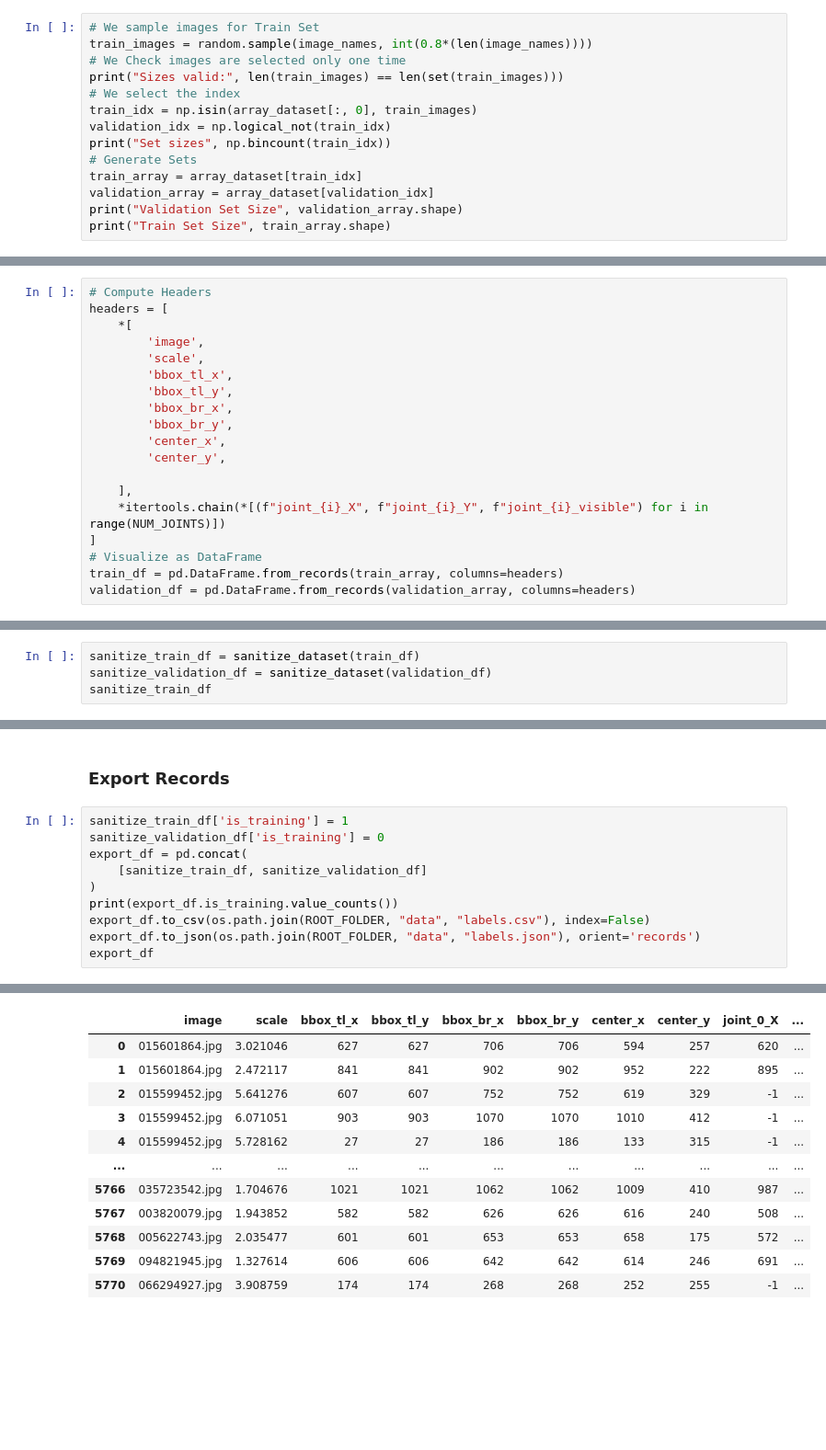
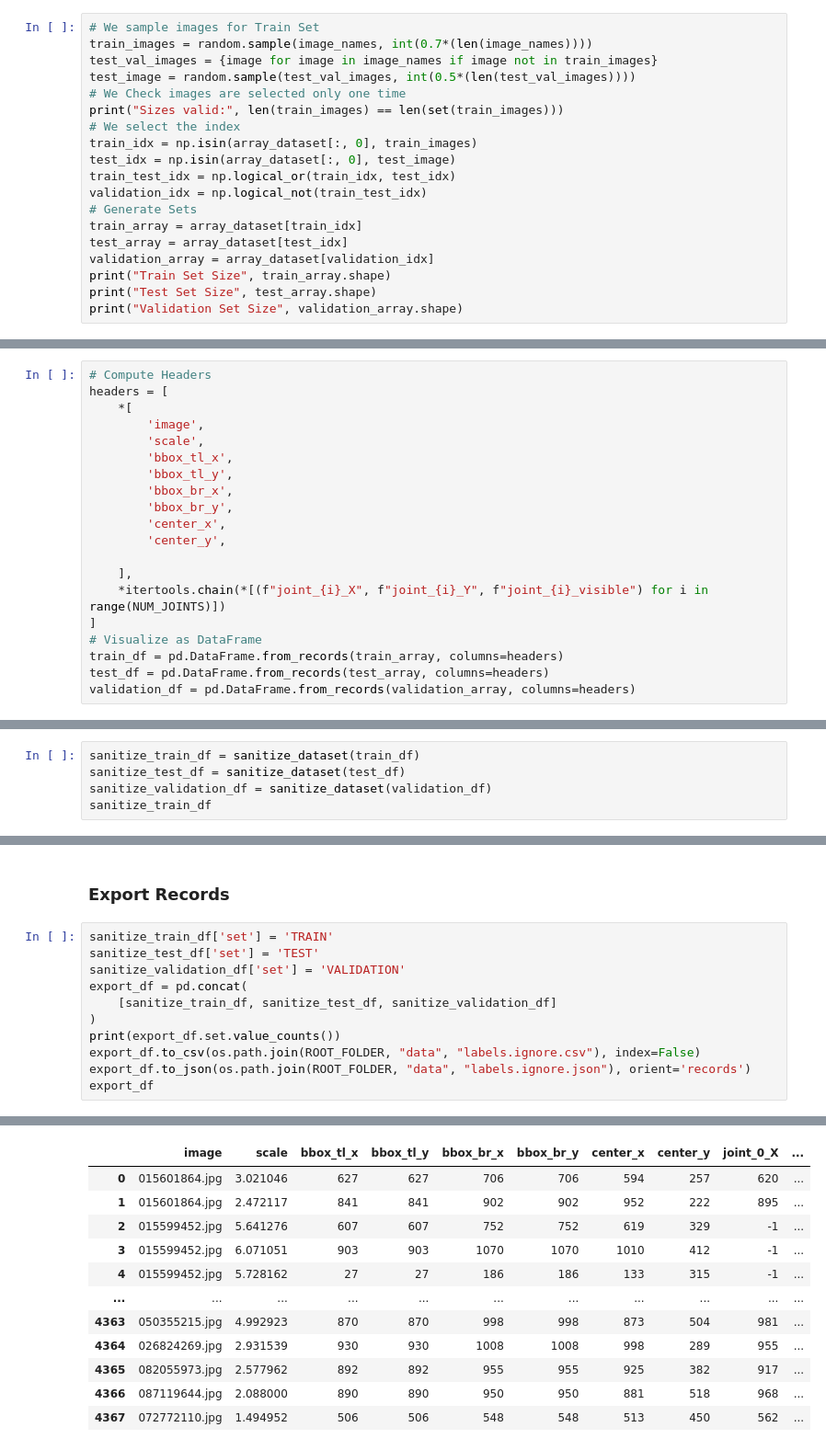
Before and after one commit to wbenbihi/hourglasstensorflow, a Jupyter notebook: notebooks/02 - Prepare Data.ipynb, the cells around one changed output, grey strips where cells are left out. Shown at 92% size. Cells and saved outputs as stored; diff of their text form; blank space fills up the shorter version.

```diff
--- a/notebooks/02 - Prepare Data.ipynb
+++ b/notebooks/02 - Prepare Data.ipynb
@@ -349,16 +349,21 @@ Estimated image on validation set: 3481
 image_names = set(array_dataset[:, 0])
 # %%
 # We sample images for Train Set
-train_images = random.sample(image_names, int(0.8*(len(image_names))))
+train_images = random.sample(image_names, int(0.7*(len(image_names))))
+test_val_images = {image for image in image_names if image not in train_images}
+test_image = random.sample(test_val_images, int(0.5*(len(test_val_images))))
 # We Check images are selected only one time
 print("Sizes valid:", len(train_images) == len(set(train_images)))
 # We select the index
 train_idx = np.isin(array_dataset[:, 0], train_images)
-validation_idx = np.logical_not(train_idx)
-print("Set sizes", np.bincount(train_idx))
+test_idx = np.isin(array_dataset[:, 0], test_image)
+train_test_idx = np.logical_or(train_idx, test_idx)
+validation_idx = np.logical_not(train_test_idx)
 # Generate Sets
 train_array = array_dataset[train_idx]
+test_array = array_dataset[test_idx]
 validation_array = array_dataset[validation_idx]
+print("Train Set Size", train_array.shape)
+print("Test Set Size", test_array.shape)
 print("Validation Set Size", validation_array.shape)
-print("Train Set Size", train_array.shape)
 # %% [output]
@@ -386,6 +393,7 @@ headers = [
 ]
 # Visualize as DataFrame
 train_df = pd.DataFrame.from_records(train_array, columns=headers)
+test_df = pd.DataFrame.from_records(test_array, columns=headers)
 validation_df = pd.DataFrame.from_records(validation_array, columns=headers)
 # %%
 def sanitize_dataset(df: pd.DataFrame):
@@ -404,6 +412,7 @@ def sanitize_dataset(df: pd.DataFrame):
     return df
 # %%
 sanitize_train_df = sanitize_dataset(train_df)
+sanitize_test_df = sanitize_dataset(test_df)
 sanitize_validation_df = sanitize_dataset(validation_df)
 sanitize_train_df
 # %% [output]
@@ -445,13 +454,14 @@ memory usage: 9.9+ MB
 # %% [markdown]
 ### Export Records
 # %%
-sanitize_train_df['is_training'] = 1
-sanitize_validation_df['is_training'] = 0
+sanitize_train_df['set'] = 'TRAIN'
+sanitize_test_df['set'] = 'TEST'
+sanitize_validation_df['set'] = 'VALIDATION'
 export_df = pd.concat(
-    [sanitize_train_df, sanitize_validation_df]
+    [sanitize_train_df, sanitize_test_df, sanitize_validation_df]
 )
-print(export_df.is_training.value_counts())
-export_df.to_csv(os.path.join(ROOT_FOLDER, "data", "labels.csv"), index=False)
-export_df.to_json(os.path.join(ROOT_FOLDER, "data", "labels.json"), orient='records')
+print(export_df.set.value_counts())
+export_df.to_csv(os.path.join(ROOT_FOLDER, "data", "labels.ignore.csv"), index=False)
+export_df.to_json(os.path.join(ROOT_FOLDER, "data", "labels.ignore.json"), orient='records')
 export_df
 # %% [output]
@@ -461,13 +472,13 @@ Name: is_training, dtype: int64
 |  | image | scale | bbox_tl_x | bbox_tl_y | bbox_br_x | bbox_br_y | center_x | center_y | joint_0_X | ... |
 | 0 | 015601864.jpg | 3.021046 | 627 | 627 | 706 | 706 | 594 | 257 | 620 | ... |
 | 1 | 015601864.jpg | 2.472117 | 841 | 841 | 902 | 902 | 952 | 222 | 895 | ... |
 | 2 | 015599452.jpg | 5.641276 | 607 | 607 | 752 | 752 | 619 | 329 | -1 | ... |
 | 3 | 015599452.jpg | 6.071051 | 903 | 903 | 1070 | 1070 | 1010 | 412 | -1 | ... |
 | 4 | 015599452.jpg | 5.728162 | 27 | 27 | 186 | 186 | 133 | 315 | -1 | ... |
 | ... | ... | ... | ... | ... | ... | ... | ... | ... | ... | ... |
-| 5766 | 035723542.jpg | 1.704676 | 1021 | 1021 | 1062 | 1062 | 1009 | 410 | 987 | ... |
-| 5767 | 003820079.jpg | 1.943852 | 582 | 582 | 626 | 626 | 616 | 240 | 508 | ... |
-| 5768 | 005622743.jpg | 2.035477 | 601 | 601 | 653 | 653 | 658 | 175 | 572 | ... |
-| 5769 | 094821945.jpg | 1.327614 | 606 | 606 | 642 | 642 | 614 | 246 | 691 | ... |
-| 5770 | 066294927.jpg | 3.908759 | 174 | 174 | 268 | 268 | 252 | 255 | -1 | ... |
+| 4363 | 050355215.jpg | 4.992923 | 870 | 870 | 998 | 998 | 873 | 504 | 981 | ... |
+| 4364 | 026824269.jpg | 2.931539 | 930 | 930 | 1008 | 1008 | 998 | 289 | 955 | ... |
+| 4365 | 082055973.jpg | 2.577962 | 892 | 892 | 955 | 955 | 925 | 382 | 917 | ... |
+| 4366 | 087119644.jpg | 2.088000 | 890 | 890 | 950 | 950 | 881 | 518 | 968 | ... |
+| 4367 | 072772110.jpg | 1.494952 | 506 | 506 | 548 | 548 | 513 | 450 | 562 | ... |
 28883 rows × 57 columns
```
Also changed, not shown: parts of 4 cells of this notebook.
